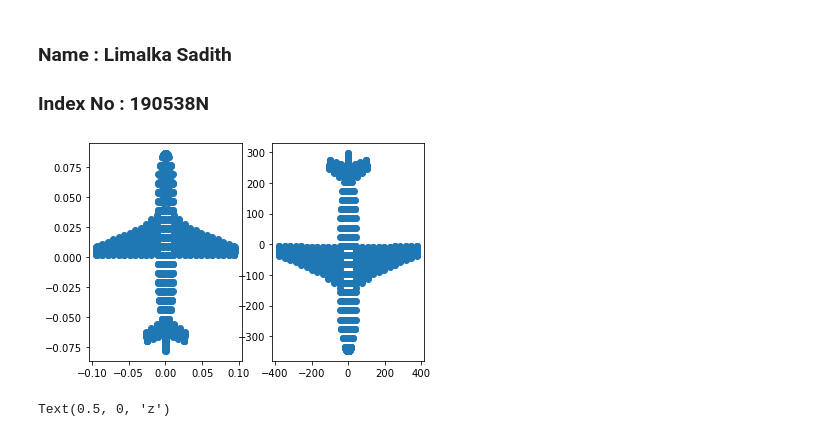
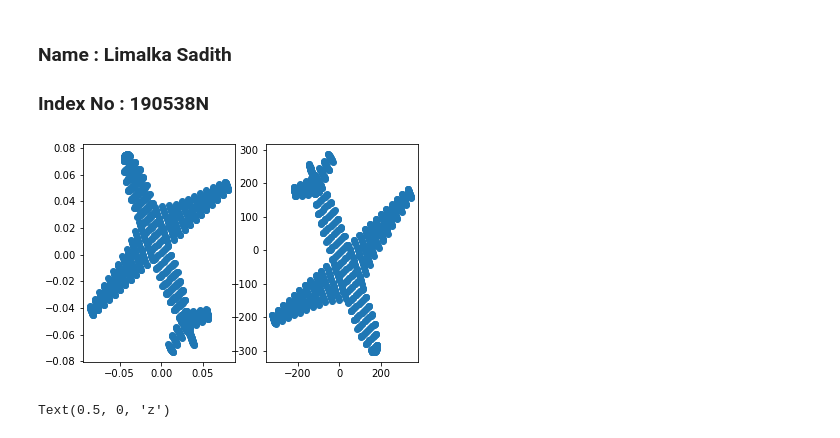
Before and after one commit to limalkasadith/S4-EN2550-Workspace, a Jupyter notebook: Exercises/Exersise 7/190538N_Excercise_07.ipynb, the cells around one changed output. Saved outputs shown, nothing was run; the diff lists cells and outputs as text; code cells hidden in the pictures.

```diff
--- a/Exercises/Exersise 7/190538N_Excercise_07.ipynb
+++ b/Exercises/Exersise 7/190538N_Excercise_07.ipynb
@@ -10,36 +10,37 @@ import matplotlib.pyplot as plt
 pcd = PlyData.read('airplane.ply')
 assert pcd is not None
 points = np.concatenate((pcd['vertex']['x'].reshape(1,-1),pcd['vertex']['y'].reshape(1,-1),pcd['vertex']['z'].reshape(1,-1)),axis = 0)
 points = points - np.mean(points,axis=1).reshape(3,1)
 
 ones = np.ones((1,points.shape[1]))
 X = np.concatenate((points,ones),axis=0)
 
 R = np.array([[1,0,0],[0,1,0],[0,0,1]])
 K = np.array([[1,0,0],[0,1,0],[0,0,1]])
 t = np.array([[0],[0],[-4000]])
 
 P1 = K @ np.concatenate((R,t),axis=1)
 
-R = np.array([[1,0,0],[0,1,0],[0,0,1]])
+theta = np.pi/6
+R = np.array([[np.cos(theta),-np.sin(theta),0],[np.sin(theta),np.cos(theta),0],[0,0,1]])
 K = np.array([[0.5,0,0],[0,0.5,0],[0,0,1]])
 t = np.array([[0],[0],[-4000]])
 
 P2 = K @ np.concatenate((R,t),axis=1)
 
 x1 = P1 @ X
 x2 = P2 @ X
-x1 = x1/x2[2,:]
+x1 = x1/x1[2,:]
 x1 = x2/x2[2,:]
 
 # fig,ax = plt.subplots(1,2,sharex=True,sharey=True)
 fig,ax = plt.subplots(1,2)
 ax[0].scatter(x1[0,:],x1[1,:])
 ax[1].scatter(x2[0,:],x2[1,:])
 # ax.axis('equal')
 plt.show()
 # %% [output]
-[figure, old version]
+[figure, new version]
 # %%
 fig = plt.figure(figsize=(8,8))
 ax = fig.add_subplot(111, projection='3d')
```
Also changed, not shown: parts of 1 cell of this notebook, 2 other files.
